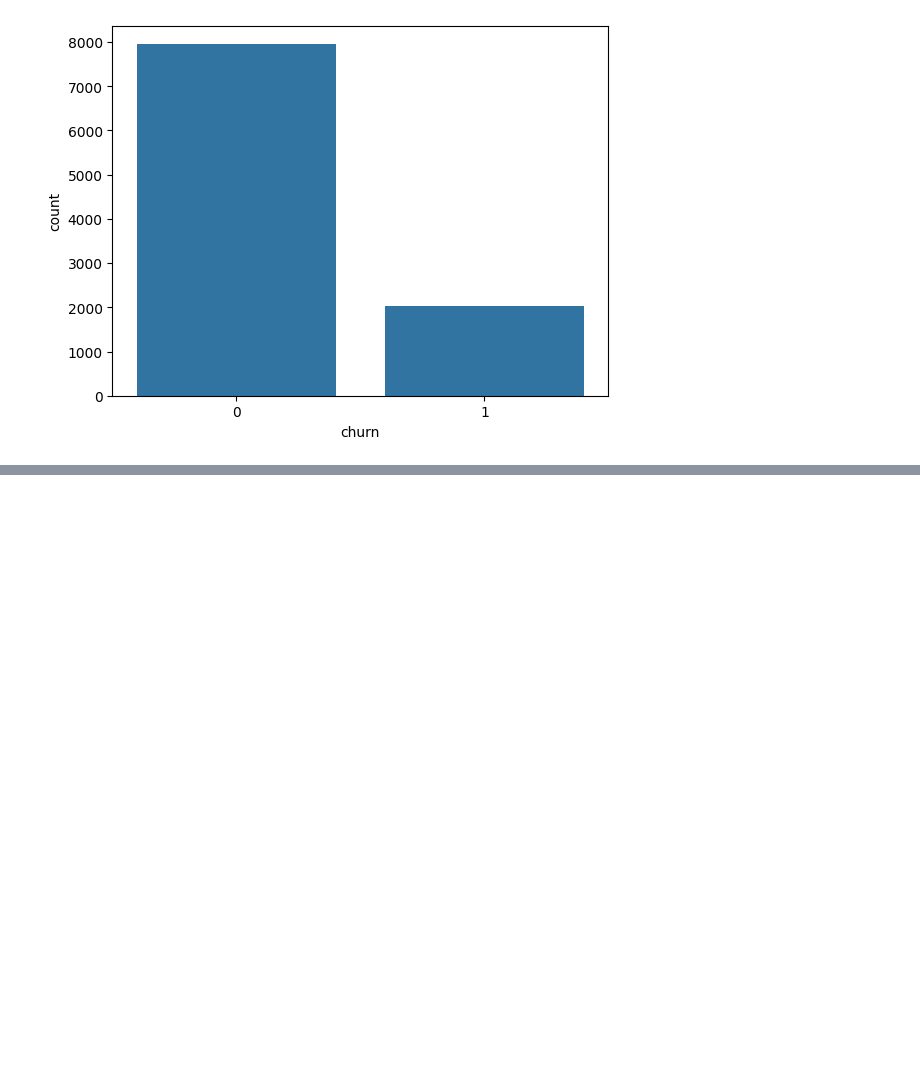
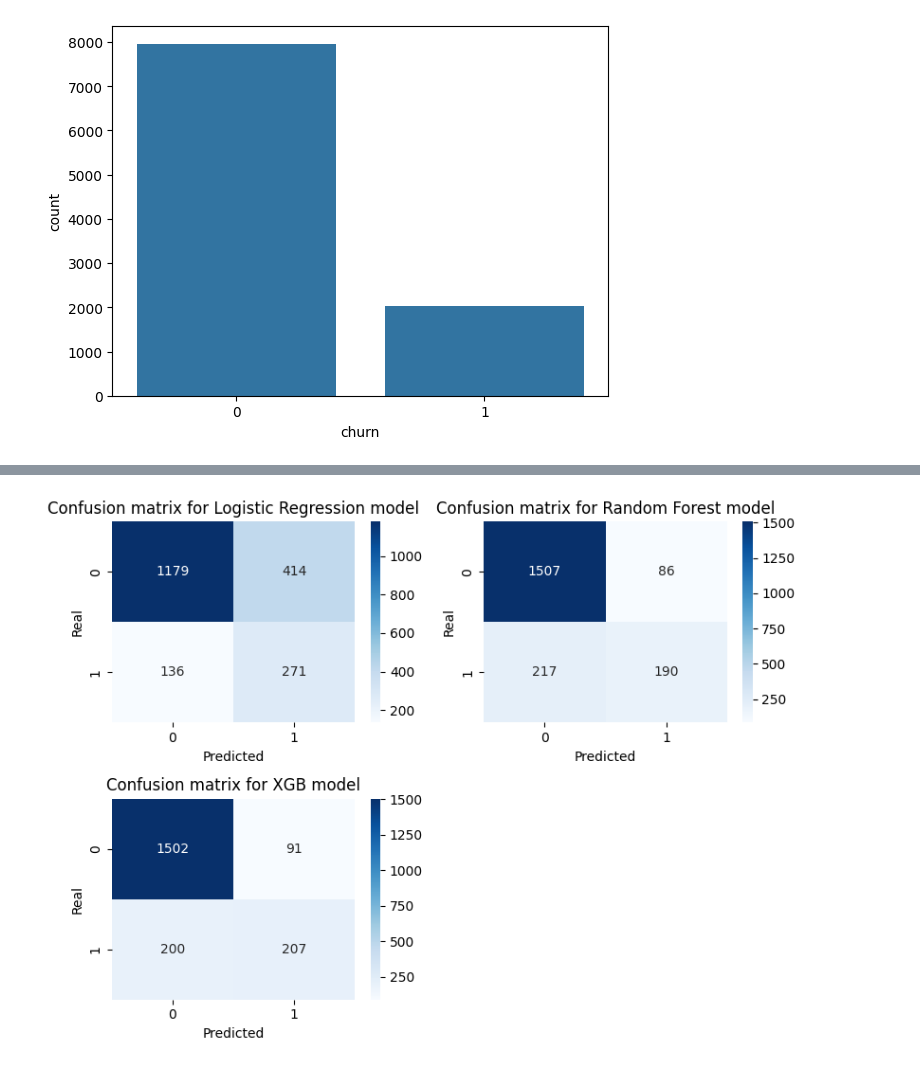
Before and after one commit to Mr-TwisT/Customer-Churn-Predictor, a Jupyter notebook: customer-churn-predictor.ipynb, the cells around one changed output, grey strips where cells are left out. Cells and saved outputs as stored; diff of their text form; code cells hidden in the pictures; blank space fills up the shorter version.

```diff
--- a/customer-churn-predictor.ipynb
+++ b/customer-churn-predictor.ipynb
@@ -105,0 +287,25 @@ Wniosek: Ze względu na wysoki poziom niezbalansowania klas (klientów odchodzą
+# %%
+plt.figure(figsize=(8, 6))
+
+plt.subplot(2, 2, 1)
+sns.heatmap(confusion_matrix(y_test, lr_predict), annot=True, fmt='d', cmap='Blues')
+plt.xlabel('Predicted')
+plt.ylabel('Real')
+plt.title('Confusion matrix for Logistic Regression model')
+
+plt.subplot(2, 2, 2)
+sns.heatmap(confusion_matrix(y_test, rf_predict), annot=True, fmt='d', cmap='Blues')
+plt.xlabel('Predicted')
+plt.ylabel('Real')
+plt.title('Confusion matrix for Random Forest model')
+
+plt.subplot(2, 2, 3)
+sns.heatmap(confusion_matrix(y_test, xgb_predict), annot=True, fmt='d', cmap='Blues')
+plt.xlabel('Predicted')
+plt.ylabel('Real')
+plt.title('Confusion matrix for XGB model')
+
+plt.tight_layout()
+plt.show()
+# %% [output]
+[figure, added]
```
Also changed, not shown: parts of 14 cells of this notebook.
